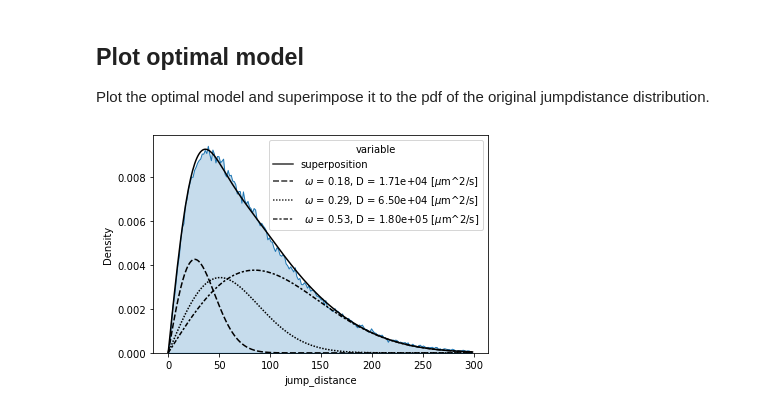
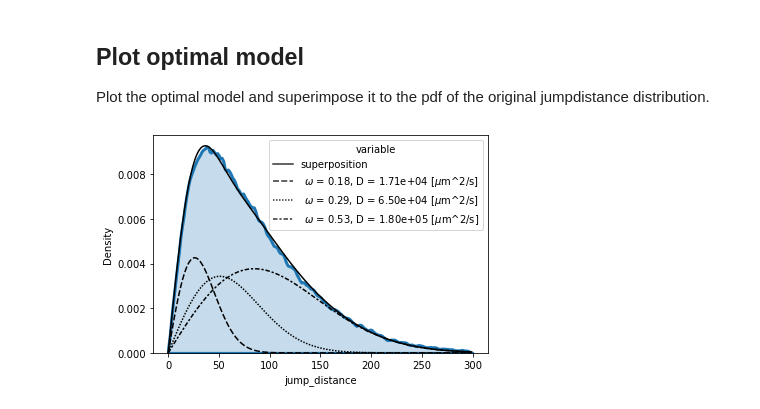
Before and after one commit to HeilemannLab/ermine-tutorial, a Jupyter notebook: Tutorial_03_hidden_Markov_modeling.ipynb, the cells around one changed output. Saved outputs shown, nothing was run; the diff lists cells and outputs as text; code cells hidden in the pictures.

Commit message:
initial test release
Signed-off-by: Sebastian Malkusch <malkusch@chemie.uni-frankfurt.de>

```diff
--- a/Tutorial_03_hidden_Markov_modeling.ipynb
+++ b/Tutorial_03_hidden_Markov_modeling.ipynb
@@ -111,9 +114,10 @@ Parameterize the HMM with the observation sequence.
 This procedure is time consuming, maybe grab a coffe.
 # %%
 hmm.fit(x_hmm, lengths)
+optModel_startprob = hmm.startprob_
 optModel_transition_probabilities = hmm.transmat_
 optModel_diffusion_coefficients = hmm.diffusion_coefficients_
-print("done")
+optModel_transition_probabilities
 # %% [output]
 done
 # %% [markdown]
@@ -132,14 +136,17 @@ np.random.seed(seed)
 jmm = em.JumpDistanceMixtureModel(n_components=priorModel_components,
                                   degrees_of_freedom = dof,
                                   tau=tau,
-                                  init_params = "w", #Notice, only the weights are initialized, diffusion is kept fix!
+                                  init_params = "", #Notice, are neither initializing the weights nor the diffusion coefficients.
                                   params="w") #Notice, only the weights are optimized, diffusion is kept fix!
 
+# Since neither the weights nor the diffusion coefficients are initialized, we have to enter them manually.
 jmm.mu = em.postprocessing.calculate_expectation_value(diff_coeff = optModel_diffusion_coefficients,
                                                        tau = tau,
                                                        dof = dof,
                                                        sigma = 0, # We do not expect any errors in this tutorial
                                                        epsilon = 0)# We do not expect any errors in this tutorial
+jmm.weights = optModel_startprob
+
 jmm.fit(x_jmm)
 optModel_weights = jmm._weights
 print("done")
@@ -151,16 +158,16 @@ Plot the optimal model and superimpose it to the pdf of the original jumpdistanc
 # %%
 model_df = pd.DataFrame({"r": np.arange(0,300,1),
                         "superposition": np.zeros(300)})
 for i in np.arange(0, priorModel_components, 1):
     unimodal_judi_model = em.JumpDistanceModel(diffusion_coefficient = optModel_diffusion_coefficients[i],
                                                degrees_of_freedom = 4,
                                                tau=0.02)
     component_string = str(" $\\omega$ = %.2f, D = %.2e [$\\mu$m^2/s]" %(optModel_weights[i], optModel_diffusion_coefficients[i]))
     model_df[component_string] = optModel_weights[i] * unimodal_judi_model.pdf(distance = model_df["r"])
     model_df["superposition"] = model_df["superposition"] + model_df[component_string]
 
-sns.kdeplot(data=data_df, x="jump_distance", fill = True, bw_adjust = 0.1, clip = [0, 300])
+sns.kdeplot(data=data_df, x="jump_distance", fill = True, bw_adjust = 0.25, linewidth = 3, clip = [0, 300])
 sns.lineplot(data=model_df.melt(id_vars=['r']), x="r", y="value", color="black", style="variable")
 plt.show()
 # %% [output]
-[figure, old version]
+[figure, new version]
```
Also changed, not shown: parts of 2 cells of this notebook, 9 other files.
